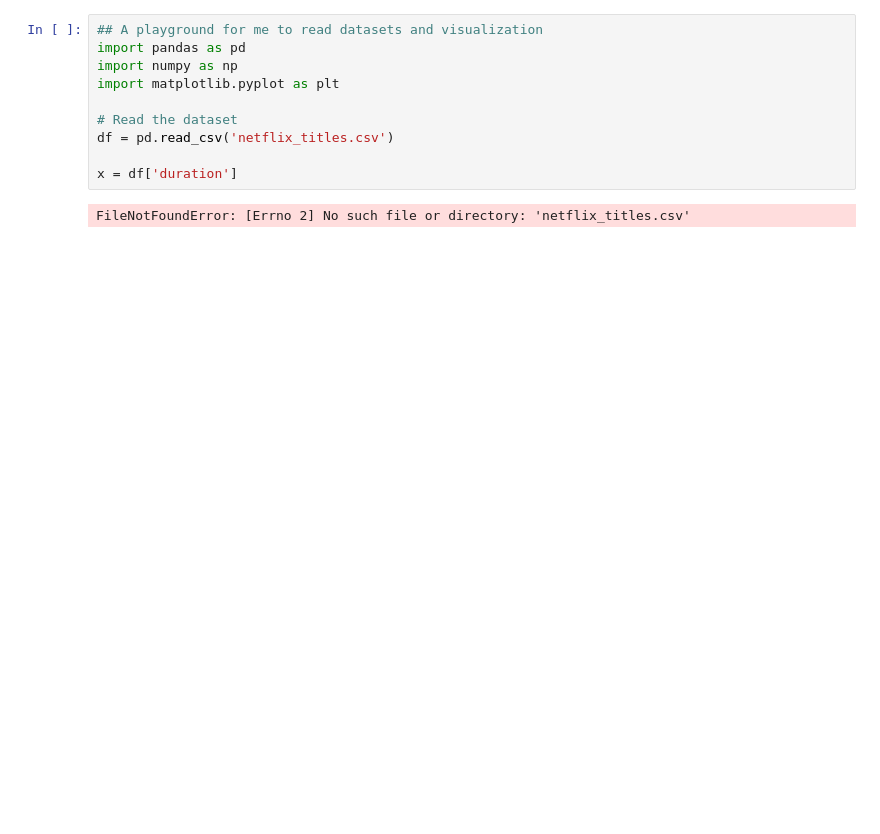
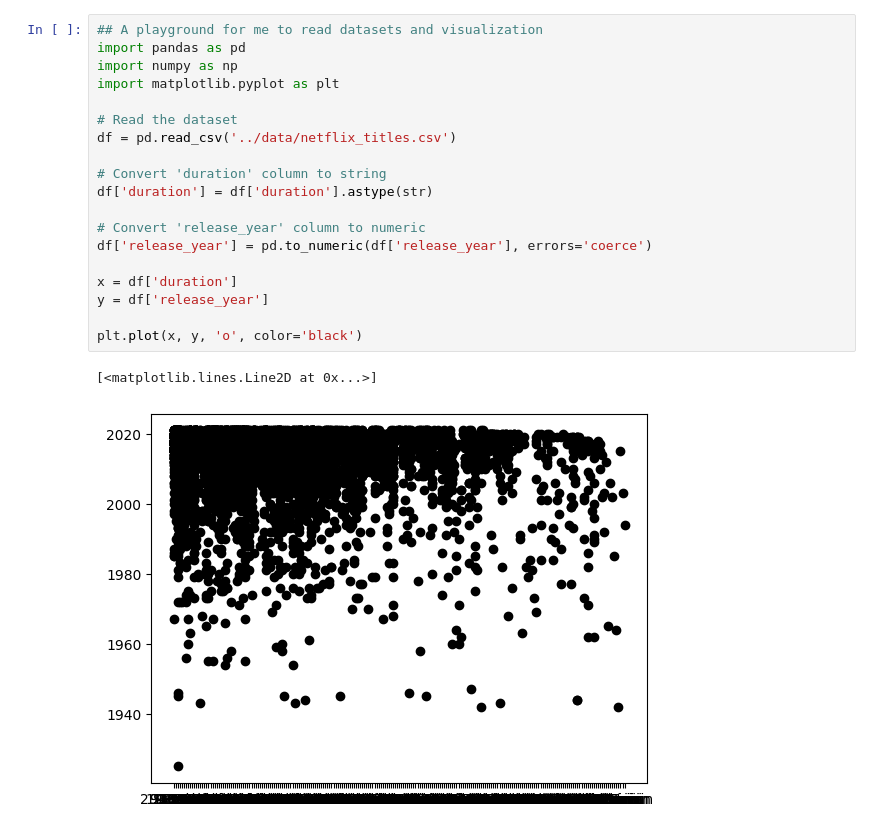
Before and after one commit to montie223/codespaces-jupyter, a Jupyter notebook: notebooks/pandas.ipynb, the cells around one changed output. Cells and saved outputs as stored; diff of their text form; blank space fills up the shorter version.

```diff
--- a/notebooks/pandas.ipynb
+++ b/notebooks/pandas.ipynb
@@ -1,12 +1,22 @@
 # %%
 ## A playground for me to read datasets and visualization
 import pandas as pd
 import numpy as np
 import matplotlib.pyplot as plt
 
 # Read the dataset
-df = pd.read_csv('netflix_titles.csv')
+df = pd.read_csv('../data/netflix_titles.csv')
+
+# Convert 'duration' column to string
+df['duration'] = df['duration'].astype(str)
+
+# Convert 'release_year' column to numeric
+df['release_year'] = pd.to_numeric(df['release_year'], errors='coerce')
 
 x = df['duration']
+y = df['release_year']
+
+plt.plot(x, y, 'o', color='black')
 # %% [output]
-FileNotFoundError: [Errno 2] No such file or directory: 'netflix_titles.csv'
+[<matplotlib.lines.Line2D at 0x...>]
+[figure, added]
```
Also changed, not shown: 1 other file.
